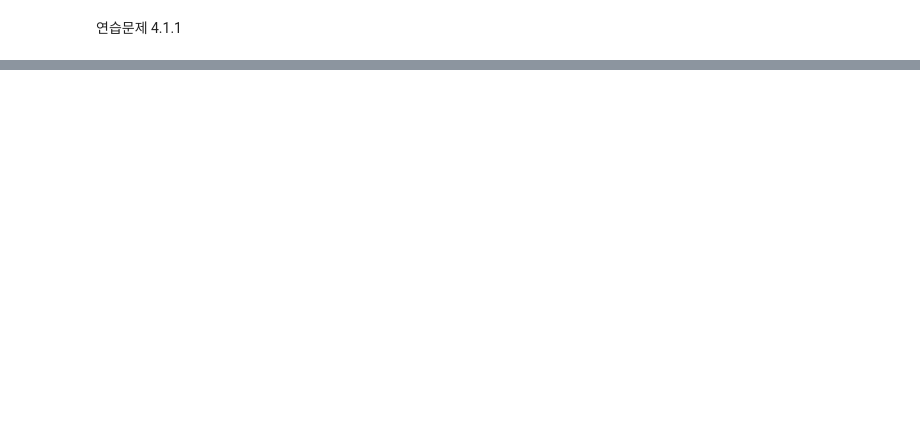
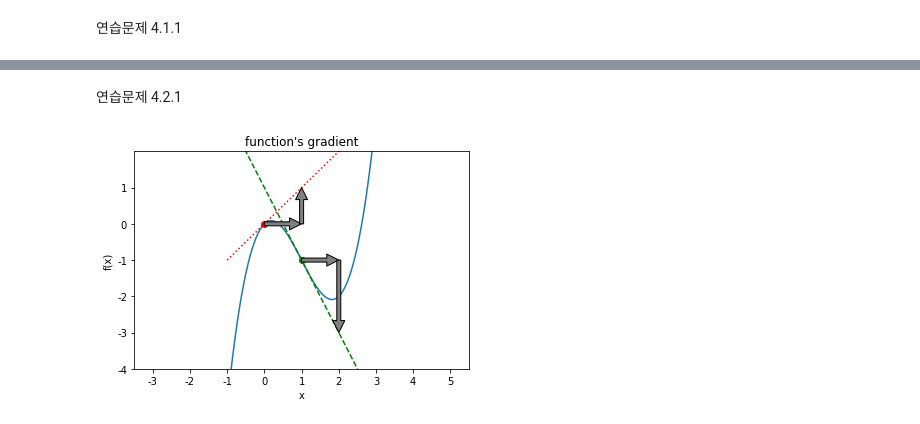
Before and after one commit to LakeLee4495/DataAnalysis-Lecture, a Jupyter notebook: 연습문제 4.1~4.3.ipynb, the cells around one changed output, grey strips where cells are left out. Cells and saved outputs as stored; diff of their text form; code cells hidden in the pictures; blank space fills up the shorter version.

```diff
--- a/연습문제 4.1~4.3.ipynb
+++ b/연습문제 4.1~4.3.ipynb
@@ -18,0 +72,32 @@ NameError: name 'f' is not defined
+# %% [markdown]
+연습문제 4.2.1
+# %%
+def f(x):
+    return x**3 - 3 * x**2 + x
+
+x = np.linspace(-1, 3, 400)
+y = f(x)
+
+plt.plot(x, y)
+plt.plot(0, 0, 'ro')
+plt.plot(x, x, 'r:')
+plt.plot(1, -1, 'go')
+plt.plot(x, (3*1**2-6*1+1)*(x-1)-1, 'g--')
+
+plt.xlim(-3.5, 5.5)
+plt.ylim(-4, 2)
+plt.xticks(np.arange(-3, 6))
+plt.yticks(np.arange(-4, 2))
+
+plt.annotate('', xy=(1, 0), xytext=(0, 0), arrowprops=dict(facecolor='gray'))
+plt.annotate('', xy=(1, 1), xytext=(1, 0), arrowprops=dict(facecolor='gray'))
+
+plt.annotate('', xy=(2, -1), xytext=(1, -1), arrowprops=dict(facecolor='gray'))
+plt.annotate('', xy=(2, -3), xytext=(2, -1), arrowprops=dict(facecolor='gray'))
+
+plt.xlabel("x")
+plt.ylabel("f(x)")
+plt.title("function's gradient")
+plt.show()
+# %% [output]
+[figure, added]
```
Also changed, not shown: parts of 12 cells of this notebook, 6 other files.
